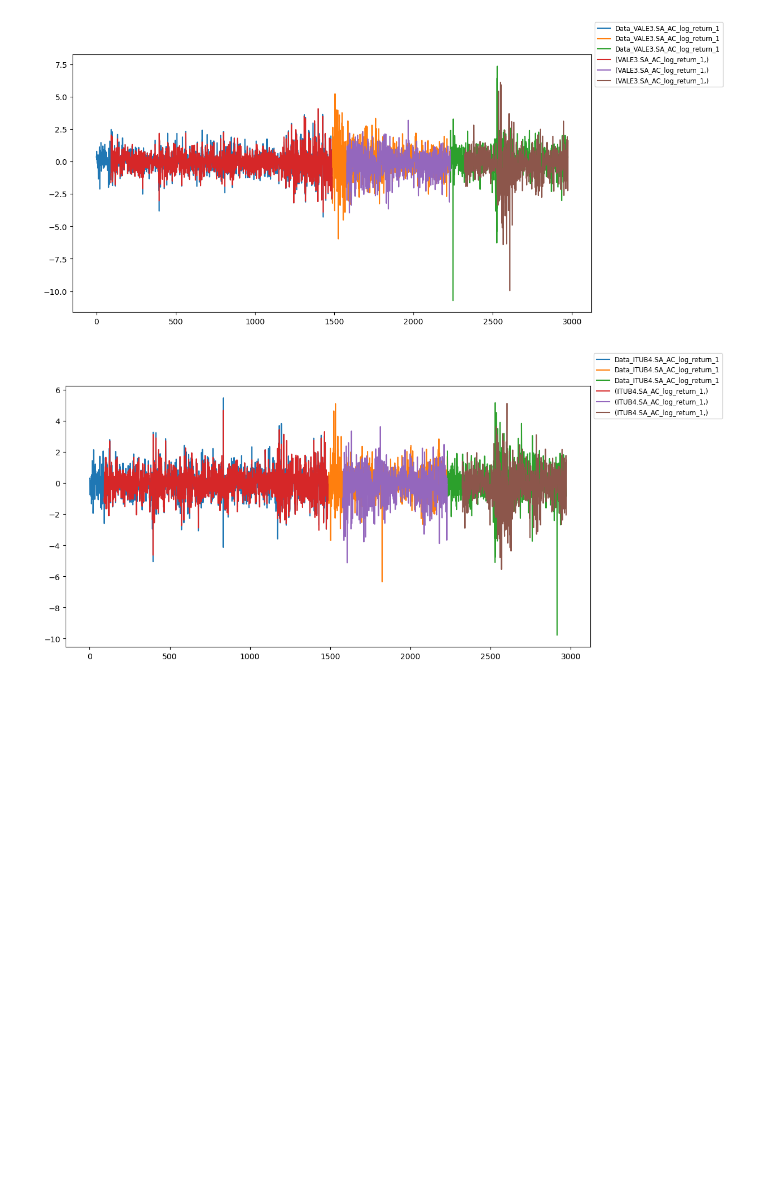
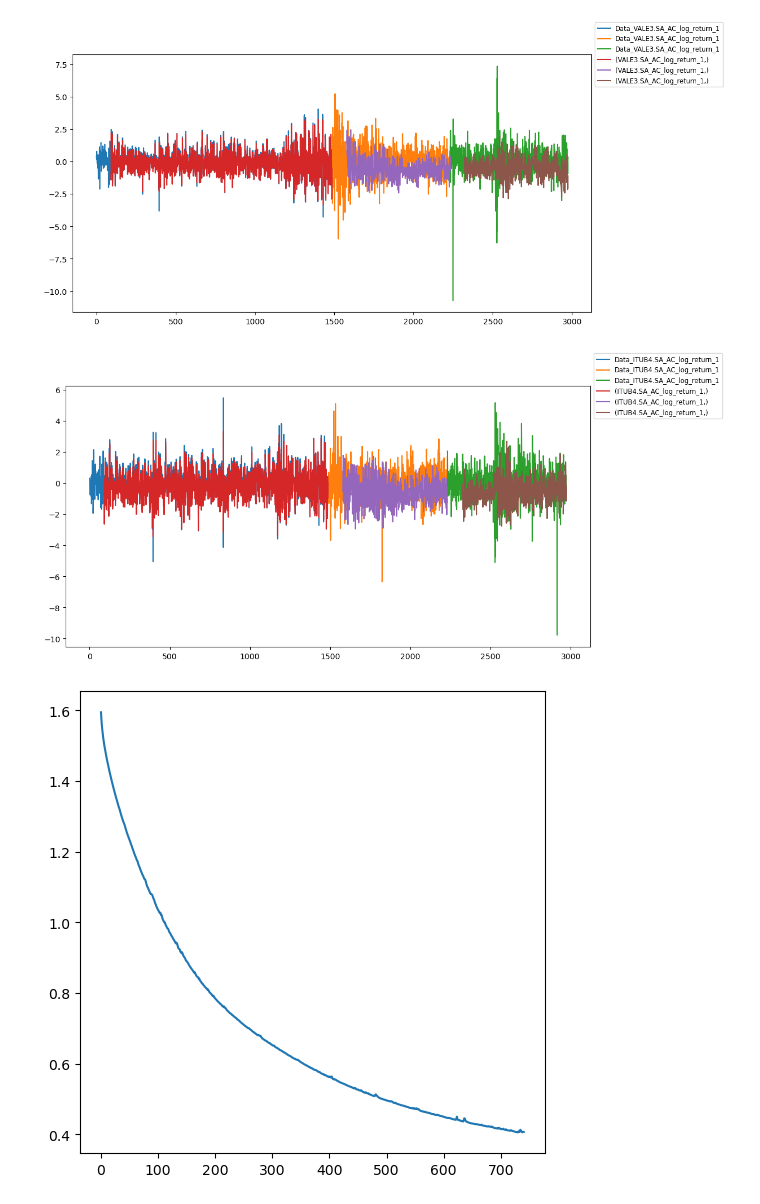
Before and after one commit to danielsibemol/trading, a Jupyter notebook: Trading.ipynb, the cells around one changed output. Cells and saved outputs as stored; diff of their text form; code cells hidden in the pictures; blank space fills up the shorter version.

```diff
--- a/Trading.ipynb
+++ b/Trading.ipynb
@@ -91,6 +92,9 @@ class stock_dataframe():
         self.stock = pd.read_csv(url)
         print(self.stock)
         self.stock.rename(columns={"Adj Close":"AC"}, inplace=True)
+        self.stock["Relative_High"] = self.stock["High"]/self.stock["AC"]
+        self.stock["Relative_Low"] = self.stock["Low"]/self.stock["AC"]
+        self.stock["Relative_Open"] = self.stock["Open"]/self.stock["AC"]
         return self.stock
 
     # Convert Date to Day, Month and Year columns.
@@ -535,3 +562,10 @@ targets = ["VALE3.SA_AC_log_return_1","ITUB4.SA_AC_log_return_1"]
+# %%
+options = ["ITUB4.SA",
+           "VALE3.SA"
+          ]
+prices = ["VALE3.SA_AC_log_return_1","ITUB4.SA_AC_log_return_1"]
+features = ["VALE3.SA_AC_log_return_1","VALE3.SA_Relative_High","VALE3.SA_Relative_Low","ITUB4.SA_AC_log_return_1","ITUB4.SA_Relative_High","ITUB4.SA_Relative_Low"]
+targets = ["VALE3.SA_AC_log_return_1","ITUB4.SA_AC_log_return_1"]
 # %%
 df = merge_stocks(options)
 df.index.start
@@ -565,0 +600,11 @@ https://query1.finance.yahoo.com/v7/finance/download/ITUB4.SA?period1=1262304000
+# %%
+rwin =90
+learning_rate = 0.0001
+tolerance_rate = 0.0001
+hidden_layers = [200,100,7]
+
+m = model(df, features, targets, rwin = rwin, learning_rate = learning_rate, tolerance=tolerance_rate,hidden_layers=hidden_layers)
+m.split_data()
+m.create_samples()
+print(  len(m.Train_Sample_Array[0]),
+        )
@@ -566,11 +613,12 @@ https://query1.finance.yahoo.com/v7/finance/download/ITUB4.SA?period1=1262304000
 # %%
-m = model(df,features,targets)
-m.split_data()
-m.create_samples()
 m.train_model()
 m.plot()
 m.calculate_metrics()
 print("test pull sum =", m.test_pull.sum())
 print("test chisq sum =", m.test_chisq.sum())
 print("test mse sum =", sum(m.test_mse.values())/len(m.test_mse))
+
+fig, ax = plt.subplots(figsize=(6, 6))
+plt.plot(m.regr.loss_curve_)
+plt.show()
 # %% [output]
@@ -584,2 +634,3 @@ test mse sum = 1.0912055592069527
-[figure, old version]
+[figure, new version]
-[figure, old version]
+[figure, new version]
+[figure, added]
```
Also changed, not shown: parts of 22 cells of this notebook.
